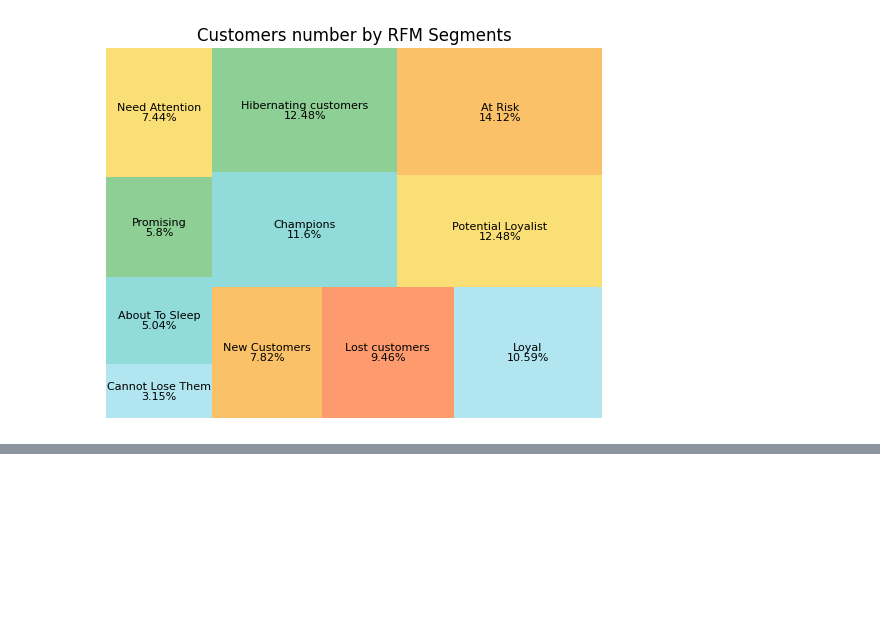
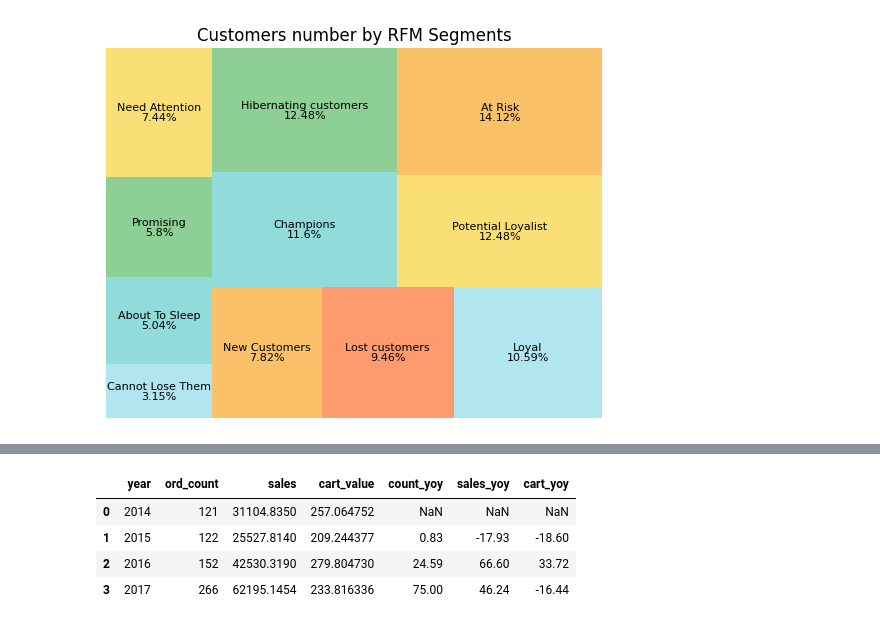
Before and after one commit to MinhAnh99/Python_RFM_Analysis, a Jupyter notebook: MinhAnh_RFM_Analysis_Project.ipynb, the cells around one changed output, grey strips where cells are left out. Cells and saved outputs as stored; diff of their text form; code cells hidden in the pictures; blank space fills up the shorter version.

```diff
--- a/MinhAnh_RFM_Analysis_Project.ipynb
+++ b/MinhAnh_RFM_Analysis_Project.ipynb
@@ -220,0 +249,27 @@ plt.show()
+# %%
+# Create extra columns containing orders by years
+data['year']=data['Order Date'].dt.strftime("%Y")
+# %%
+# Split the table with only the Potential Loyalist segment
+potential = data.query('segment=="Potential Loyalist" and Returned!="Yes"')
+# %%
+# Potential loyal customers: Breakdown of orders, sales and cart value by years
+potential_ord=potential.groupby('year').agg(ord_count=('Order ID','nunique'),
+                               sales=('Sales','sum')).reset_index()
+# %%
+# add columns cart_value
+potential_ord['cart_value']= potential_ord['sales']/potential_ord['ord_count']
+# %%
+# calculate the year-over-year change of orders, sales, and cart_value over the years
+potential_ord['count_yoy'] = potential_ord['ord_count'].pct_change().round(4)*100
+potential_ord['sales_yoy'] = potential_ord['sales'].pct_change().round(4)*100
+potential_ord['cart_yoy'] = potential_ord['cart_value'].pct_change().round(4)*100
+potential_ord.sort_values(by='year',inplace=True)
+
+potential_ord
+# %% [output]
+|  | year | ord_count | sales | cart_value | count_yoy | sales_yoy | cart_yoy |
+| 0 | 2014 | 121 | 31104.8350 | 257.064752 | NaN | NaN | NaN |
+| 1 | 2015 | 122 | 25527.8140 | 209.244377 | 0.83 | -17.93 | -18.60 |
+| 2 | 2016 | 152 | 42530.3190 | 279.804730 | 24.59 | 66.60 | 33.72 |
+| 3 | 2017 | 266 | 62195.1454 | 233.816336 | 75.00 | 46.24 | -16.44 |
```
Also changed, not shown: parts of 28 cells of this notebook.
